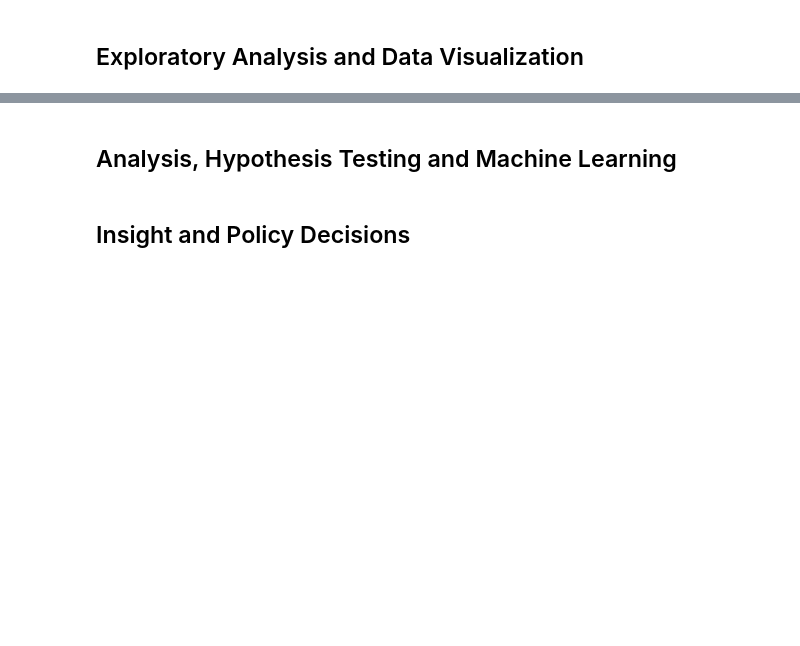
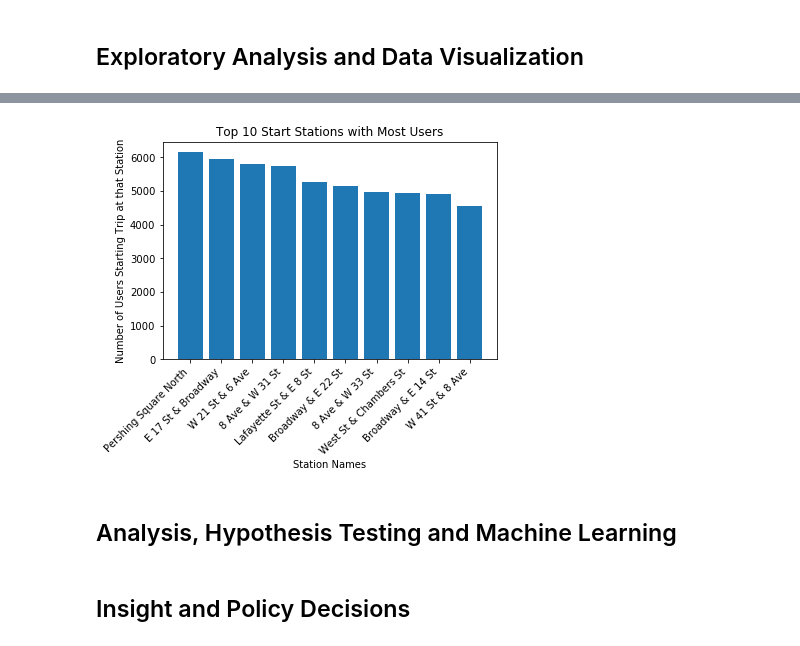
Before and after one commit to arunsrinivas20/arunsrinivas20.github.io, a Jupyter notebook: Andrew_Arun_Matt_CMSC320_Final.ipynb, the cells around one changed output, grey strips where cells are left out. Drawn from its saved outputs; the diff is of its cells as text; code cells hidden in the pictures; blank space fills up the shorter version.

```diff
--- a/Andrew_Arun_Matt_CMSC320_Final.ipynb
+++ b/Andrew_Arun_Matt_CMSC320_Final.ipynb
@@ -166,0 +249,12 @@ bikes_df
+# %%
+# The code below will plot the heatmap of destination locations
+from folium.plugins import HeatMap
+map_osm = folium.Map(location=[40.7128, -74.0060], zoom_start=11)
+
+# Create HeatMap of the crimes in Baltimore
+bikes_df['count'] = 1
+HeatMap(data=bikes_df[['end station latitude', 'end station longitude', 'count']]
+        .groupby(['end station latitude', 'end station longitude'])
+        .sum().reset_index().values.tolist(), radius=8, max_zoom=13).add_to(map_osm)
+
+map_osm
@@ -167,3 +268,34 @@ bikes_df
+# %%
+stations = {}
+
+# Loop through dataframe and keep count of the number of people who leave
+# from the stations
+for index, row in bikes_df.iterrows():
+    station_name = row['start station name']
+    if station_name not in stations:
+        stations[station_name] = 0
+    stations[station_name] += 1
+
+# Sort the hash by value and retrieve top 10
+stations = sorted(stations.items(), key=lambda x:-x[1])[:10]
+
+# Extract first 10 highest items from hash (stations with most users)
+# and fill up the x and y lists that we will plot
+top_x = []
+top_y = []
+for key, value in stations:
+    top_x.append(key)
+    top_y.append(value)
+
+# We will now plot histogram of the top 10 stations that people start from
+plt.bar(top_x, top_y, align='center')
+plt.xlabel('Station Names')
+plt.xticks(top_x, rotation = 45, ha="right")
+plt.ylabel('Number of Users Starting Trip at that Station')
+plt.title('Top 10 Start Stations with Most Users')
+plt.show()
+# %% [output]
+[figure, added]
 # %% [markdown]
 ## Analysis, Hypothesis Testing and Machine Learning
 # %% [markdown]
```
Also changed, not shown: parts of 11 cells of this notebook.
